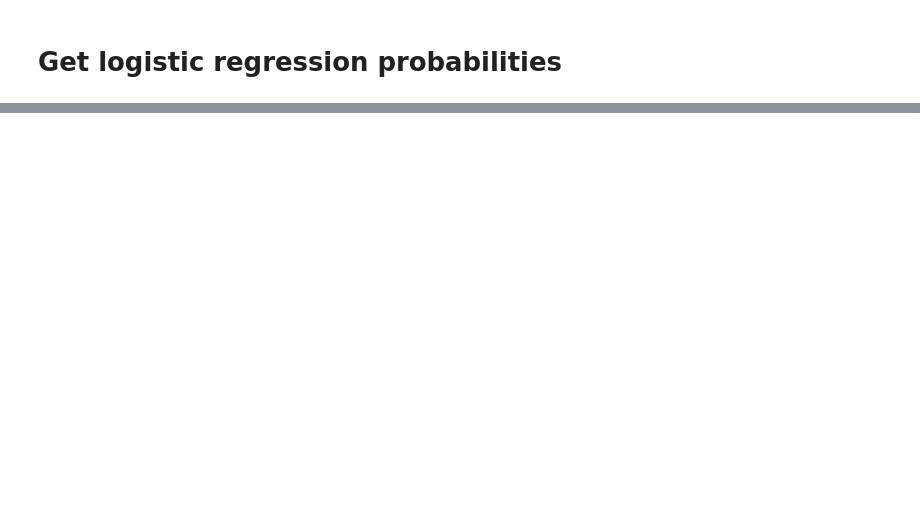
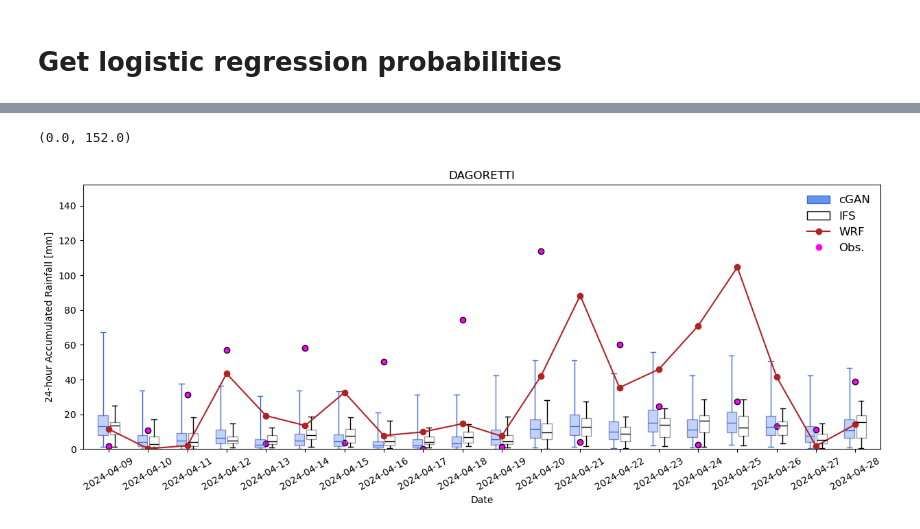
Before and after one commit to snath-xoc/Tutorial_SEWAA_27112024, a Jupyter notebook: Calculate_hits_misses.ipynb, the cells around one changed output, grey strips where cells are left out. Drawn from its saved outputs; the diff is of its cells as text; code cells hidden in the pictures; blank space fills up the shorter version.

```diff
--- a/Calculate_hits_misses.ipynb
+++ b/Calculate_hits_misses.ipynb
@@ -404,0 +408,66 @@ array([0, 1])
+# %%
+from matplotlib.patches import Patch
+from matplotlib.lines import Line2D
+
+region = 'DAGORETTI'
+
+times = np.arange('2024-04-09','2024-04-29',np.timedelta64(1,'D'),dtype='datetime64[ns]')
+
+idx_region =  bounding_box(region,meta[region].values,min_x=box_left,max_x=box_right,min_y=box_down,max_y=box_up)
+idx_region_WRF = bounding_box(region,meta[region].values,min_x=box_left_WRF,
+                                        max_x=box_right_WRF,min_y=box_down_WRF,max_y=box_up_WRF)
+
+fig = plt.figure(figsize=(15,5))
+ax = fig.add_subplot(1,1,1)
+
+val_data_x_region = val_data_x['cGAN'].sel({'time':times-np.timedelta64(1,'D')}).isel({'latlon':idx_region}).Nairobi.clip(0,150).values
+#print(val_data_x_region.max())
+boxes = ax.boxplot(np.moveaxis(val_data_x_region,-1,1).reshape(-1,1000).T, positions=np.arange(20)-0.15,whis=[0.5,99.5],showfliers=False,showcaps=True,patch_artist=True,widths = 0.25,)
+
+plt.setp(boxes['boxes'],color='darkblue',linewidth=1)
+
+for i_patch,patch in enumerate(boxes['boxes']):
+    print(patch)
+    patch.set(facecolor='cornflowerblue',alpha=0.4)
+
+plt.setp(boxes['medians'],color='royalblue',linewidth=1)
+plt.setp(boxes['whiskers'],color='royalblue',linewidth=1)
+plt.setp(boxes['caps'],color='royalblue',linewidth=1)
+
+
+val_data_x_region = val_data_x['IFS'].sel({'time':times-np.timedelta64(1,'D')}).isel({'latlon':idx_region}).Nairobi.values
+boxes = ax.boxplot(val_data_x_region.reshape(-1,50).T, positions=np.arange(20)+0.15,whis=[0.5,99.5],showfliers=False,showcaps=True,patch_artist=True,widths = 0.25,)
+
+plt.setp(boxes['boxes'],color='black',linewidth=1)
+
+for i_patch,patch in enumerate(boxes['boxes']):
+    print(patch)
+    patch.set(facecolor='white',alpha=0.4)
+
+plt.setp(boxes['medians'],color='black',linewidth=1)
+plt.setp(boxes['whiskers'],color='black',linewidth=1)
+plt.setp(boxes['caps'],color='black',linewidth=1)
+
+val_data_x_region  = val_data_x['WRF'].sel({'time':times}).stack(latlon=('lon','lat')).isel({'latlon':idx_region_WRF}).values
+ax.plot(np.arange(20), val_data_x_region.reshape(-1), 'o-',color='firebrick')
+
+ax.scatter(np.arange(20), np.squeeze(val_data_y[region].sel({'time':times}).values.reshape(-1)), facecolor='magenta', edgecolor='black')
+
+#IMERG_y = ds_IMERG.sel({'time':times-np.timedelta64(1,'D')}).isel({'latlon':idx_region}).Nairobi.values
+#ax.scatter(np.arange(20), IMERG_y.reshape(-1), facecolor='forestgreen', edgecolor='black')
+
+ax.set_ylabel('24-hour Accumulated Rainfall [mm]')
+ax.set_xlabel('Date')
+ax.set_title(region)
+
+plt.legend([Patch(facecolor='cornflowerblue',edgecolor='royalblue'),
+       Patch(facecolor='white',edgecolor='black'),
+            Line2D([0], [0], marker='o', color='firebrick'),
+            Line2D([0], [0], marker='o', color='magenta', linewidth=0),
+            #Line2D([0], [0], marker='o', color='forestgreen', linewidth=0)
+           ],['cGAN','IFS','WRF','Obs.'],frameon=False,fontsize=12)
+
+ax.set_xticks(np.arange(20))
+ax.set_xticklabels(times.astype('datetime64[D]'), rotation=30)
+ax.set_ylim(0,152)
+# %% [output]
@@ -404,0 +491,2 @@ array([0, 1])
+(0.0, 152.0)
+[figure, added]
```
Also changed, not shown: parts of 11 cells of this notebook, 2 other files.
